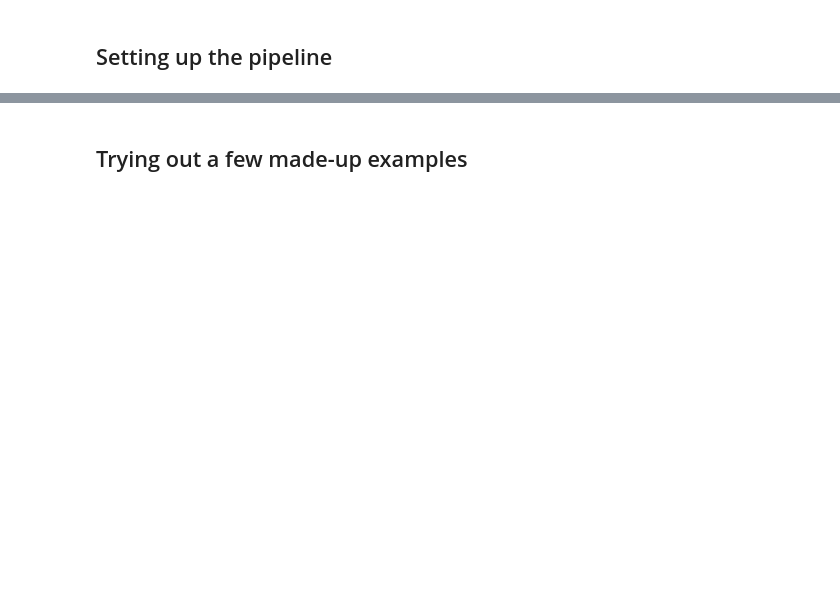
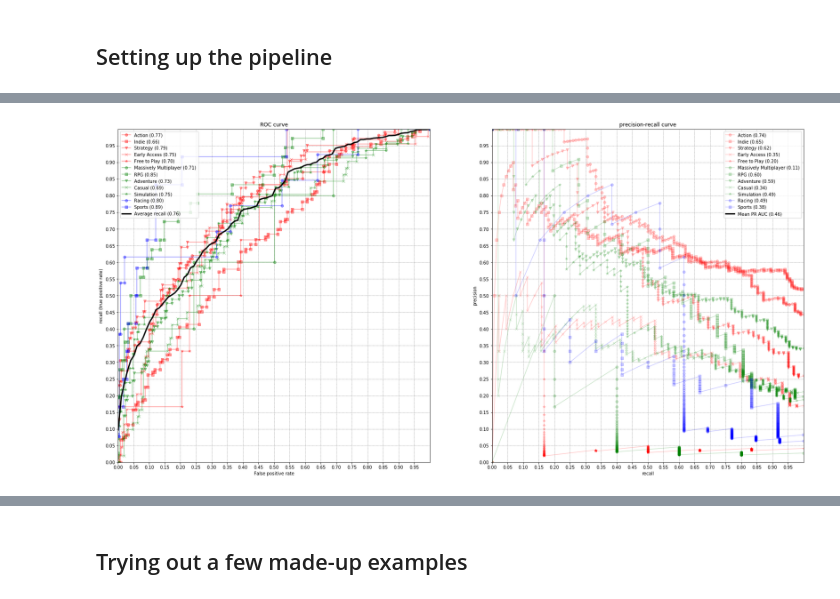
Before and after one commit to mikkelhartmann/arcade_trail, a Jupyter notebook: classifying_genres_from_description.ipynb, the cells around one changed output, grey strips where cells are left out. Drawn from its saved outputs; the diff is of its cells as text; code cells hidden in the pictures; blank space fills up the shorter version.

Commit message:
Updated the model to Logistic Regression and started grid search to optimize the model and pre-processing

```diff
--- a/classifying_genres_from_description.ipynb
+++ b/classifying_genres_from_description.ipynb
@@ -212,0 +226,11 @@ clf = pipeline.fit(X_train, y_train)
+# %%
+pipeline = Pipeline([
+('vect', TfidfVectorizer(X_train, stop_words='english', analyzer='word', tokenizer=LemmaTokenizer())),
+('tfidf', TfidfTransformer(norm='l2',use_idf=False, smooth_idf=False)),
+('clf', LogisticRegression(C=1))
+])
+clf = pipeline.fit(X_train, y_train)
+# Other classifiers I have tried:
+# MultinomialNB
+# AdaBoostClassifier, RandomForestClassifier
+# SGDClassifier
@@ -212,0 +239,70 @@ clf = pipeline.fit(X_train, y_train)
+# %%
+model_test_collection = []
+for genre in range(0,12): #31
+    clf_clone = clone(pipeline)
+    clf_clone.fit(X_train, y_mat[:train_size, genre])
+    model_test_collection.append(clf_clone)
+# %%
+# Setting up the color-marker cycle
+color_cycle = cycler(color=['r', 'g', 'b', 'c', 'm', 'k', 'y'])
+marker_cycle = cycler(marker=['o', 's', 'v', 'x','*'])
+cycle = color_cycle * marker_cycle
+
+# Initializing the figure handles
+fig, (ax0, ax1) = plt.subplots(nrows=1, ncols=2, figsize=(28,14))
+
+# Initializing
+aggregate_tpr = 0.0
+mean_tpr = 0.0
+mean_fpr = np.linspace(0, 1, 100)
+
+
+aggregate_roc_auc = 0
+aggregate_pr_auc = 0
+
+# Helper functions
+def ticks_and_gridlines(ax):
+    ax.set(xlim=[0.0, 1.0], ylim=[0.0, 1.0])
+    ax.set(xticks=np.arange(0,1,0.05), yticks=np.arange(0,1,0.05))
+    ax.grid(color='gray', linestyle='--', linewidth=.5, which='major');
+
+# Looping over the models
+for idx, (model, sty) in enumerate( zip(model_test_collection[0:12], cycle)):
+    if np.sum(y_mat[train_size:, idx] > 0):
+        # Making the prediction
+        y_score = model.predict_proba(X_test)
+
+        # Calculating false and true positive rate
+        fpr, tpr, threshold = metrics.roc_curve(y_mat[train_size:, idx], y_score[:, 1])
+        roc_auc = metrics.auc(fpr, tpr)
+        aggregate_tpr += np.interp(mean_fpr, fpr, tpr)
+
+        # Calculating precision and recall
+        precision, recall, threshold = metrics.precision_recall_curve(y_mat[train_size:, idx], y_score[:, 1]);
+        pr_auc = metrics.auc(recall, precision)
+        aggregate_pr_auc += pr_auc
+
+        # Plotting the metrics
+        ax0.plot(fpr, tpr, **sty, alpha=.4, label='{0} ({1:.2f})'.format(genre_names[idx], roc_auc))
+        ax1.plot(recall, precision, **sty, alpha=.2, label='{0} ({1:.2f})'.format(genre_names[idx], pr_auc))
+
+# Plotting the average metrics
+mean_tpr = np.divide(aggregate_tpr, (idx+1))
+mean_roc_auc = metrics.auc(mean_fpr, mean_tpr)
+mean_pr_auc = aggregate_pr_auc/(idx+1)
+
+ax0.plot(mean_fpr, mean_tpr, lw=3, color='k', label='Average recall ({0:.2f})'.format(mean_roc_auc))
+ax1.plot(1,1, lw=3, color='k', label='Mean PR AUC ({0:.2f})'.format(mean_pr_auc))
+
+# Setting up labels and axis for ax0
+ax0.set(xlabel='False positive rate', ylabel='recall (true positive rate)',
+      title='ROC curve')
+ax0.legend(loc="upper left")
+ticks_and_gridlines(ax0)
+
+# Setting up labels and axis for ax1
+ax1.set(xlabel='recall', ylabel='precision', title='precision-recall curve')
+ax1.legend(loc="upper right")
+ticks_and_gridlines(ax1)
+# %% [output]
+[figure, added]
```
Also changed, not shown: parts of 24 cells of this notebook.
